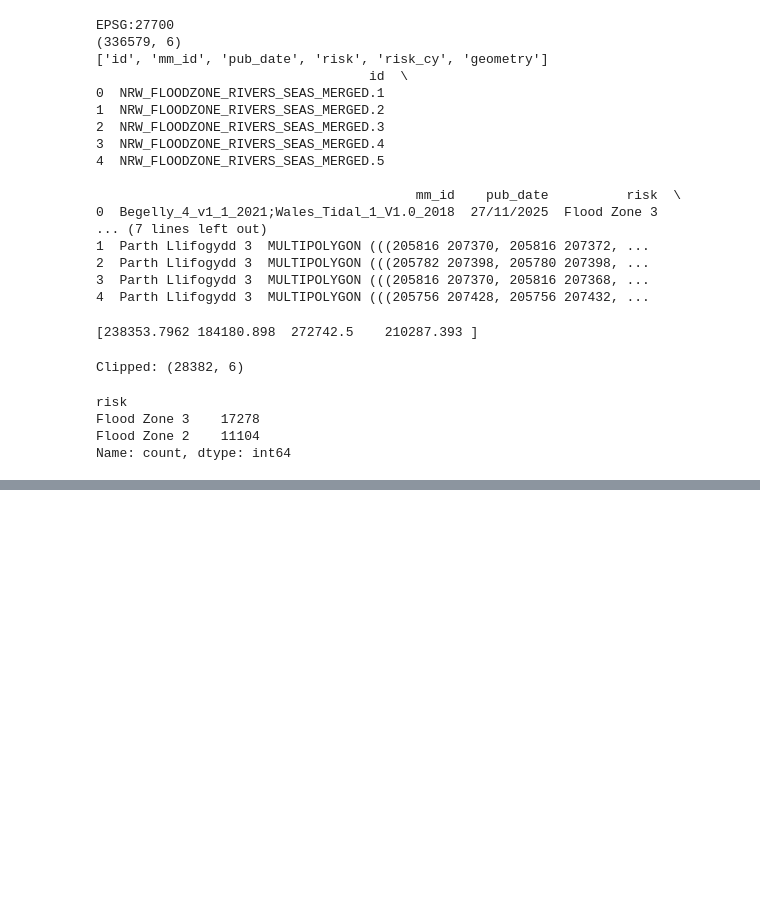
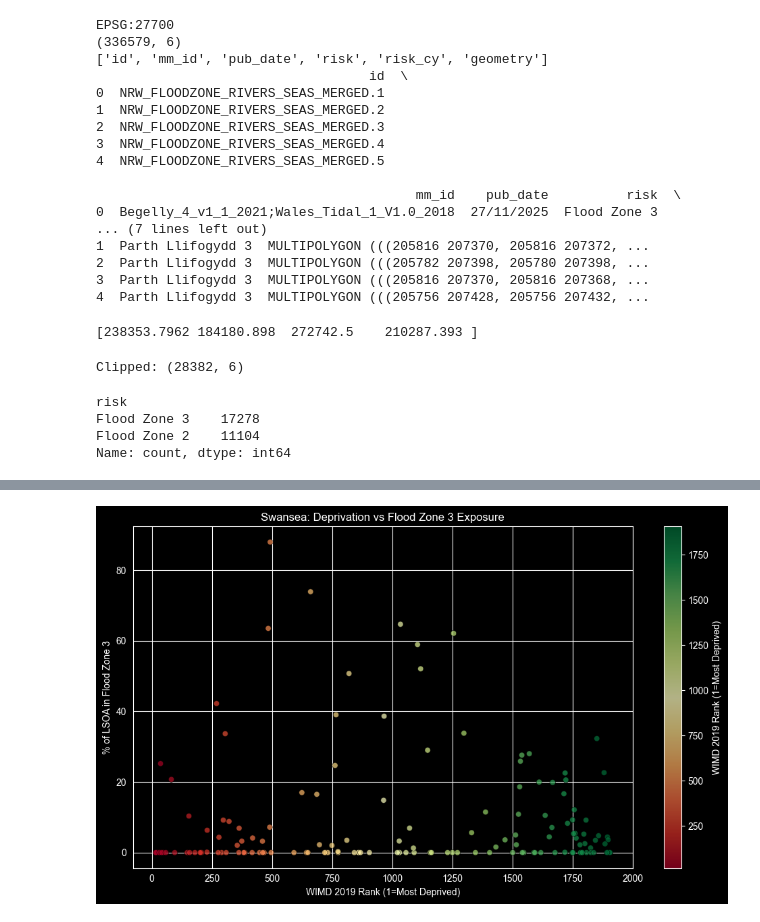
Before and after one commit to IeuanBissell/DataScience, a Jupyter notebook: notebooks/flood_deprivation_analysis.ipynb, the cells around one changed output, grey strips where cells are left out. Drawn from its saved outputs; the diff is of its cells as text; code cells hidden in the pictures; blank space fills up the shorter version.

```diff
--- a/notebooks/flood_deprivation_analysis.ipynb
+++ b/notebooks/flood_deprivation_analysis.ipynb
@@ -50,7 +66,7 @@ print(merged['WIMD 2019'].isna().sum(), 'unmatched')
 (148, 20)
 0 unmatched
 # %%
-merged = merged.to_crs("EPSG:27700")
+# Check coordinate system of spatial data
 print(merged.crs)
 # %% [output]
 EPSG:27700
@@ -96,3 +114,20 @@ risk
 Flood Zone 3    17278
 Flood Zone 2    11104
 Name: count, dtype: int64
+# %%
+# Extract Flood Zone 2 & 3
+fz3 = flood_swansea[flood_swansea['risk'] == 'Flood Zone 3'].copy()
+fz2 = flood_swansea[flood_swansea['risk'] == 'Flood Zone 2'].copy()
+# %%
+# Merge polygon fragments into single geometry
+fz3_dissolved = fz3.dissolve()
+fz2_dissolved = fz2.dissolve()
+# %%
+# Calculate LSOA & Flood Zone overlap for flood exposure
+merged['lsoa_area'] = merged.geometry.area
+
+merged['fz3_area'] = merged.geometry.intersection(fz3_dissolved.geometry.union_all()).area
+merged['fz2_area'] = merged.geometry.intersection(fz2_dissolved.geometry.union_all()).area
+
+merged['pct_fz3'] = (merged['fz3_area'] / merged['lsoa_area']) * 100
+merged['pct_fz2'] = (merged['fz2_area'] / merged['lsoa_area']) * 100
@@ -98,0 +149,21 @@ Name: count, dtype: int64
+# %%
+# Scatter plot: deprivation rank vs flood exposure
+fig, ax = plt.subplots(figsize=(10, 6))
+scatter = ax.scatter(
+    merged['WIMD 2019'],
+    merged['pct_fz3'],
+    c=merged['WIMD 2019'],
+    cmap='RdYlGn',
+    alpha=0.7,
+    edgecolor='black',
+    linewidths=0.5,
+)
+plt.colorbar(scatter, ax=ax, label='WIMD 2019 Rank (1=Most Deprived)')
+ax.set_xlabel('WIMD 2019 Rank (1=Most Deprived)')
+ax.set_ylabel('% of LSOA in Flood Zone 3')
+ax.set_title('Swansea: Deprivation vs Flood Zone 3 Exposure')
+plt.tight_layout()
+plt.savefig('outputs/scatter_deprivation_flood.png', dpi=150)
+plt.show()
+# %% [output]
+[figure, added]
```
Also changed, not shown: parts of 11 cells of this notebook, 4 other files.
